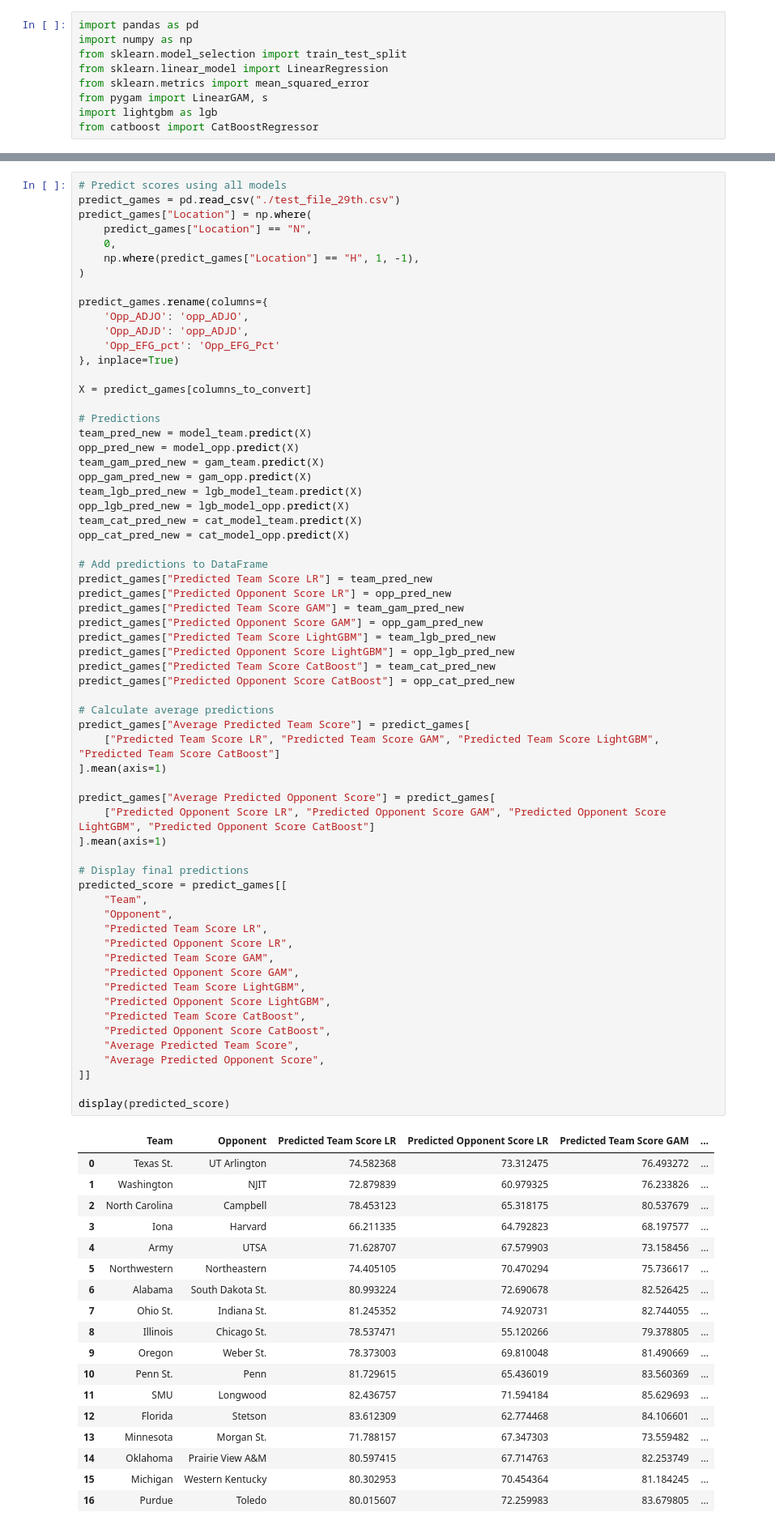
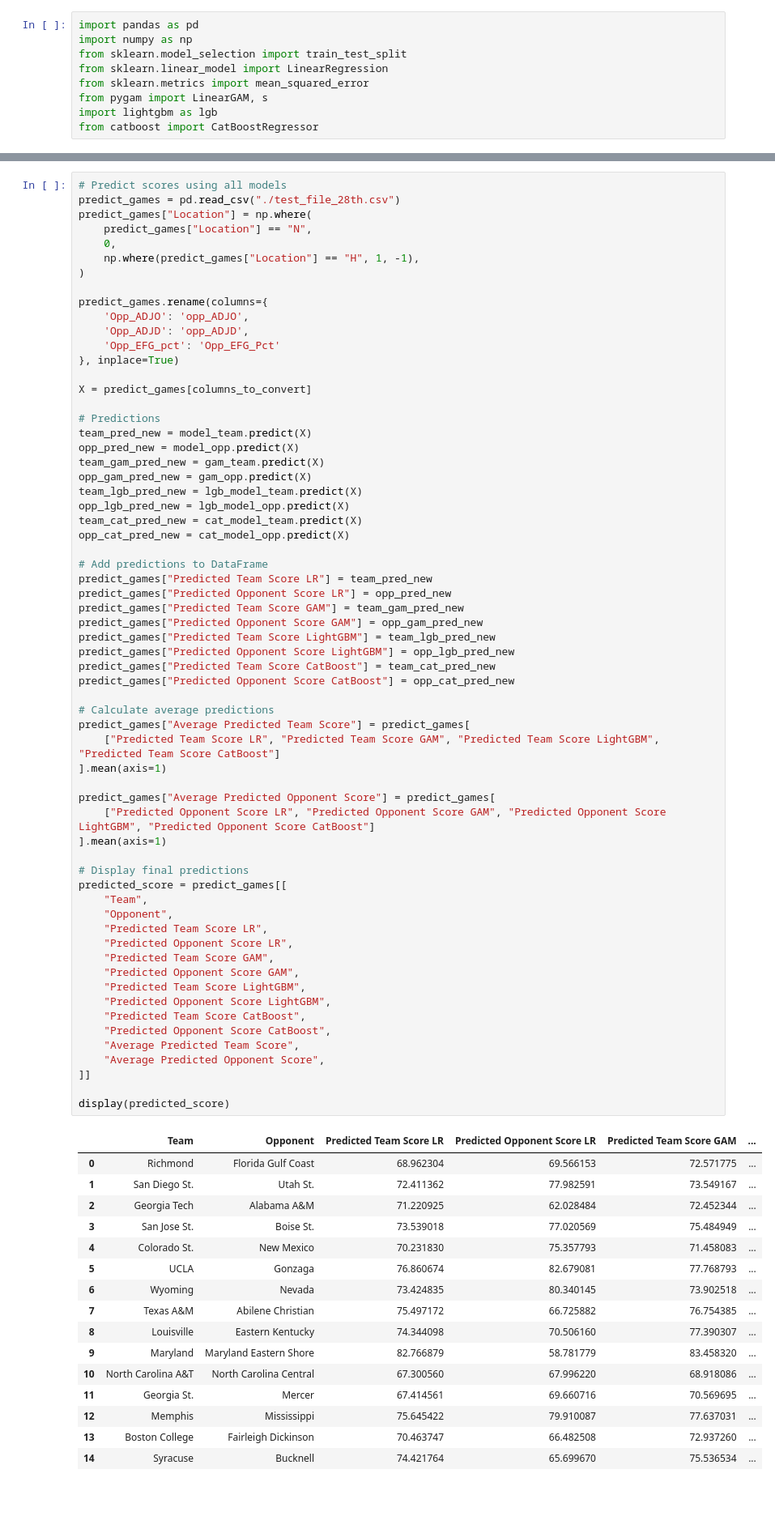
Before and after one commit to visheshgupta19/Stats_competition-, a Jupyter notebook: catBoost.ipynb, the cells around one changed output, grey strips where cells are left out. Shown: that part at 81% size. Cells and saved outputs as stored; diff of their text form; blank space fills up the shorter version.

```diff
--- a/catBoost.ipynb
+++ b/catBoost.ipynb
@@ -168,6 +173,6 @@ Opponent Score Accuracy (CatBoost): 61.74%
 # %%
 # Predict scores using all models
-predict_games = pd.read_csv("./test_file_29th.csv")
+predict_games = pd.read_csv("./test_file_28th.csv")
 predict_games["Location"] = np.where(
     predict_games["Location"] == "N",
     0,
@@ -203,50 +208,48 @@ predict_games["Predicted Team Score CatBoost"] = team_cat_pred_new
 predict_games["Predicted Opponent Score CatBoost"] = opp_cat_pred_new
 
 # Calculate average predictions
 predict_games["Average Predicted Team Score"] = predict_games[
     ["Predicted Team Score LR", "Predicted Team Score GAM", "Predicted Team Score LightGBM", "Predicted Team Score CatBoost"]
 ].mean(axis=1)
 
 predict_games["Average Predicted Opponent Score"] = predict_games[
     ["Predicted Opponent Score LR", "Predicted Opponent Score GAM", "Predicted Opponent Score LightGBM", "Predicted Opponent Score CatBoost"]
 ].mean(axis=1)
 
 # Display final predictions
 predicted_score = predict_games[[
     "Team",
     "Opponent",
     "Predicted Team Score LR",
     "Predicted Opponent Score LR",
     "Predicted Team Score GAM",
     "Predicted Opponent Score GAM",
     "Predicted Team Score LightGBM",
     "Predicted Opponent Score LightGBM",
     "Predicted Team Score CatBoost",
     "Predicted Opponent Score CatBoost",
     "Average Predicted Team Score",
     "Average Predicted Opponent Score",
 ]]
 
 display(predicted_score)
 # %% [output]
 |  | Team | Opponent | Predicted Team Score LR | Predicted Opponent Score LR | Predicted Team Score GAM | ... |
-| 0 | Texas St. | UT Arlington | 74.582368 | 73.312475 | 76.493272 | ... |
-| 1 | Washington | NJIT | 72.879839 | 60.979325 | 76.233826 | ... |
-| 2 | North Carolina | Campbell | 78.453123 | 65.318175 | 80.537679 | ... |
-| 3 | Iona | Harvard | 66.211335 | 64.792823 | 68.197577 | ... |
-| 4 | Army | UTSA | 71.628707 | 67.579903 | 73.158456 | ... |
-| 5 | Northwestern | Northeastern | 74.405105 | 70.470294 | 75.736617 | ... |
-| 6 | Alabama | South Dakota St. | 80.993224 | 72.690678 | 82.526425 | ... |
-| 7 | Ohio St. | Indiana St. | 81.245352 | 74.920731 | 82.744055 | ... |
-| 8 | Illinois | Chicago St. | 78.537471 | 55.120266 | 79.378805 | ... |
-| 9 | Oregon | Weber St. | 78.373003 | 69.810048 | 81.490669 | ... |
-| 10 | Penn St. | Penn | 81.729615 | 65.436019 | 83.560369 | ... |
-| 11 | SMU | Longwood | 82.436757 | 71.594184 | 85.629693 | ... |
-| 12 | Florida | Stetson | 83.612309 | 62.774468 | 84.106601 | ... |
-| 13 | Minnesota | Morgan St. | 71.788157 | 67.347303 | 73.559482 | ... |
-| 14 | Oklahoma | Prairie View A&M | 80.597415 | 67.714763 | 82.253749 | ... |
-| 15 | Michigan | Western Kentucky | 80.302953 | 70.454364 | 81.184245 | ... |
-| 16 | Purdue | Toledo | 80.015607 | 72.259983 | 83.679805 | ... |
+| 0 | Richmond | Florida Gulf Coast | 68.962304 | 69.566153 | 72.571775 | ... |
+| 1 | San Diego St. | Utah St. | 72.411362 | 77.982591 | 73.549167 | ... |
+| 2 | Georgia Tech | Alabama A&M | 71.220925 | 62.028484 | 72.452344 | ... |
+| 3 | San Jose St. | Boise St. | 73.539018 | 77.020569 | 75.484949 | ... |
+| 4 | Colorado St. | New Mexico | 70.231830 | 75.357793 | 71.458083 | ... |
+| 5 | UCLA | Gonzaga | 76.860674 | 82.679081 | 77.768793 | ... |
+| 6 | Wyoming | Nevada | 73.424835 | 80.340145 | 73.902518 | ... |
+| 7 | Texas A&M | Abilene Christian | 75.497172 | 66.725882 | 76.754385 | ... |
+| 8 | Louisville | Eastern Kentucky | 74.344098 | 70.506160 | 77.390307 | ... |
+| 9 | Maryland | Maryland Eastern Shore | 82.766879 | 58.781779 | 83.458320 | ... |
+| 10 | North Carolina A&T | North Carolina Central | 67.300560 | 67.996220 | 68.918086 | ... |
+| 11 | Georgia St. | Mercer | 67.414561 | 69.660716 | 70.569695 | ... |
+| 12 | Memphis | Mississippi | 75.645422 | 79.910087 | 77.637031 | ... |
+| 13 | Boston College | Fairleigh Dickinson | 70.463747 | 66.482508 | 72.937260 | ... |
+| 14 | Syracuse | Bucknell | 74.421764 | 65.699670 | 75.536534 | ... |
 # %%
 # Merge and display scores with actual scores as before
 actual_scores1 = pd.read_csv("./test_data.csv")
```
Also changed, not shown: parts of 4 cells of this notebook, 8 other files.
